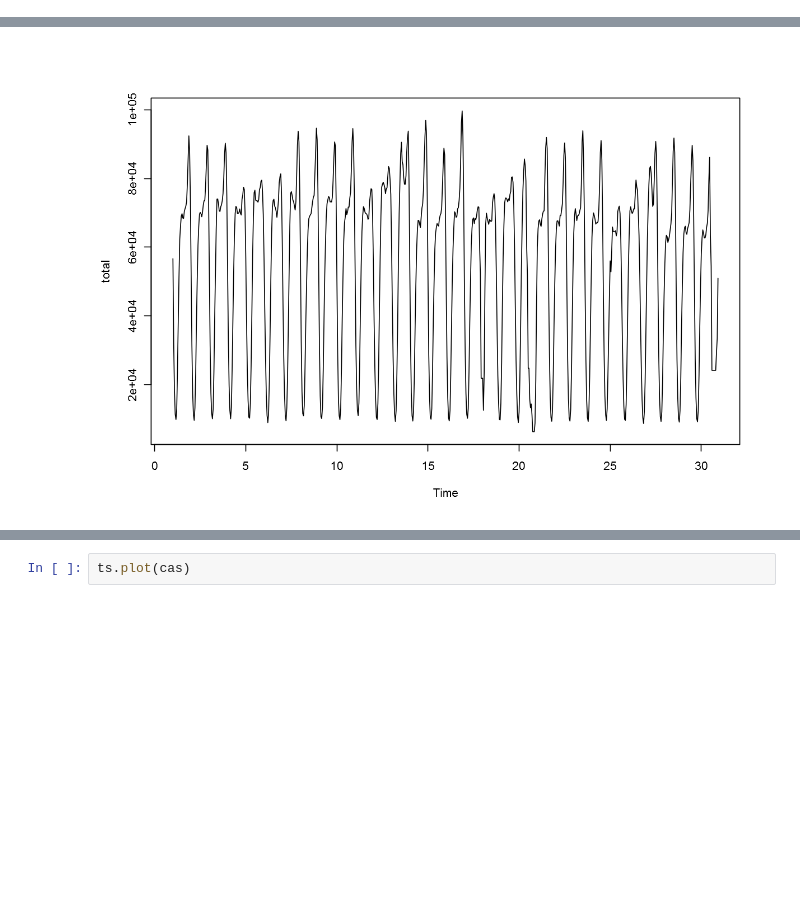
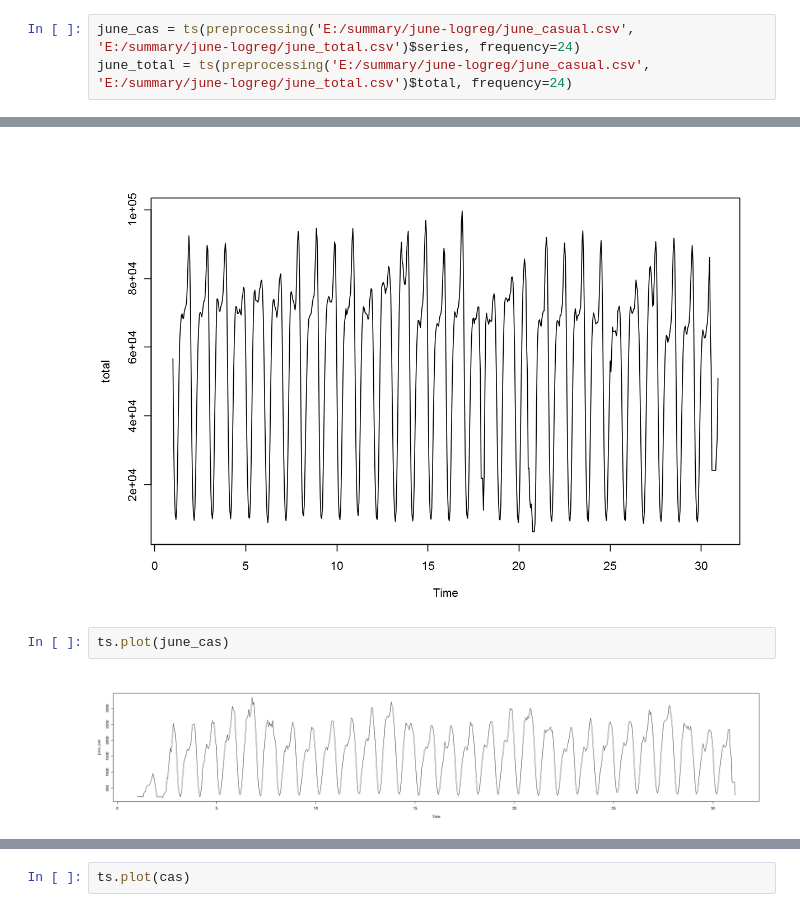
Before and after one commit to tj2huang/nyu-research, a Jupyter notebook: notebooks/r/r-plot.ipynb, the cells around one changed output, grey strips where cells are left out. Cells and saved outputs as stored; diff of their text form; blank space fills up the shorter version.

```diff
--- a/notebooks/r/r-plot.ipynb
+++ b/notebooks/r/r-plot.ipynb
@@ -29,3 +23,6 @@ preprocessing <- function(ts_csv, total_csv){
     ts_filled = ts(na.locf(df[, ncol(df)]))
     return(list(series=ts_filled, total=ts_total))
 }
+# %%
+june_cas = ts(preprocessing('E:/summary/june-logreg/june_casual.csv', 'E:/summary/june-logreg/june_total.csv')$series, frequency=24)
+june_total = ts(preprocessing('E:/summary/june-logreg/june_casual.csv', 'E:/summary/june-logreg/june_total.csv')$total, frequency=24)
@@ -45,3 +45,7 @@ options(repr.plot.width=10, repr.height=4)
 ts.plot(total)
 # %% [output]
 [figure]
+# %%
+ts.plot(june_cas)
+# %% [output]
+[figure, added]
```
Also changed, not shown: parts of 10 cells of this notebook, 5 other files.
